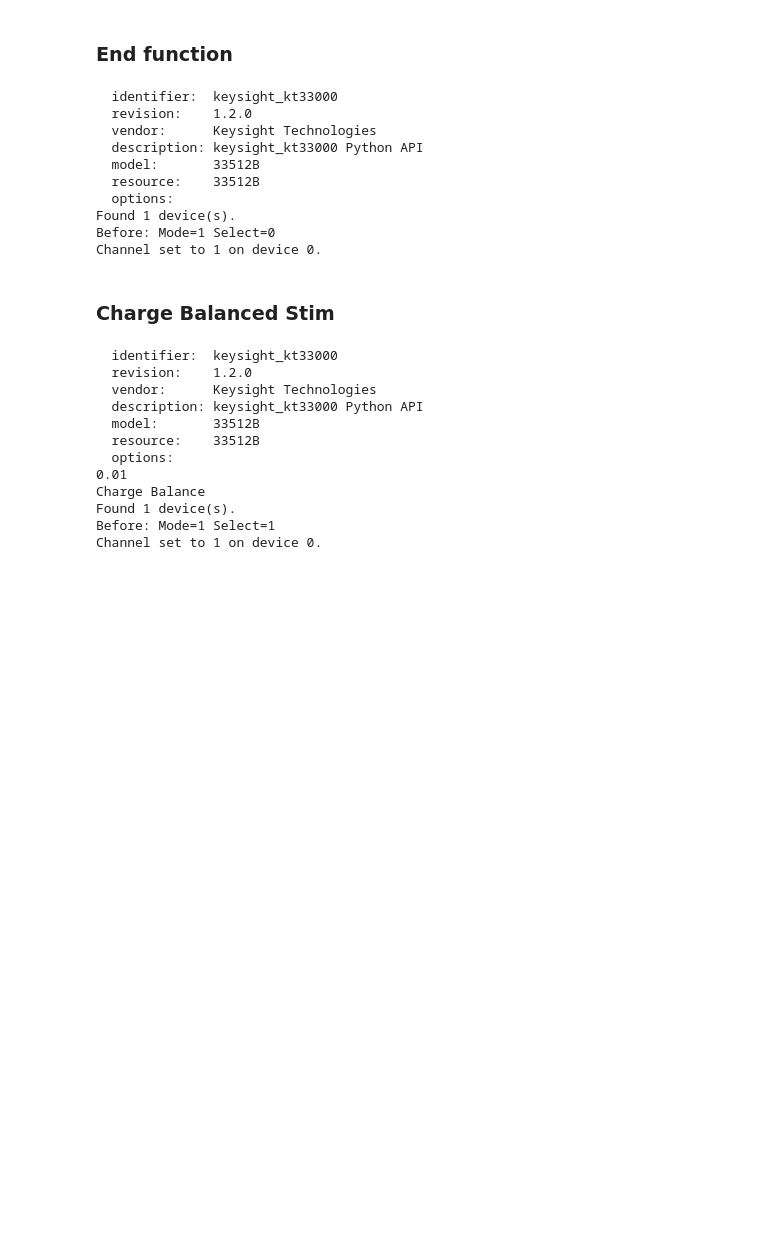
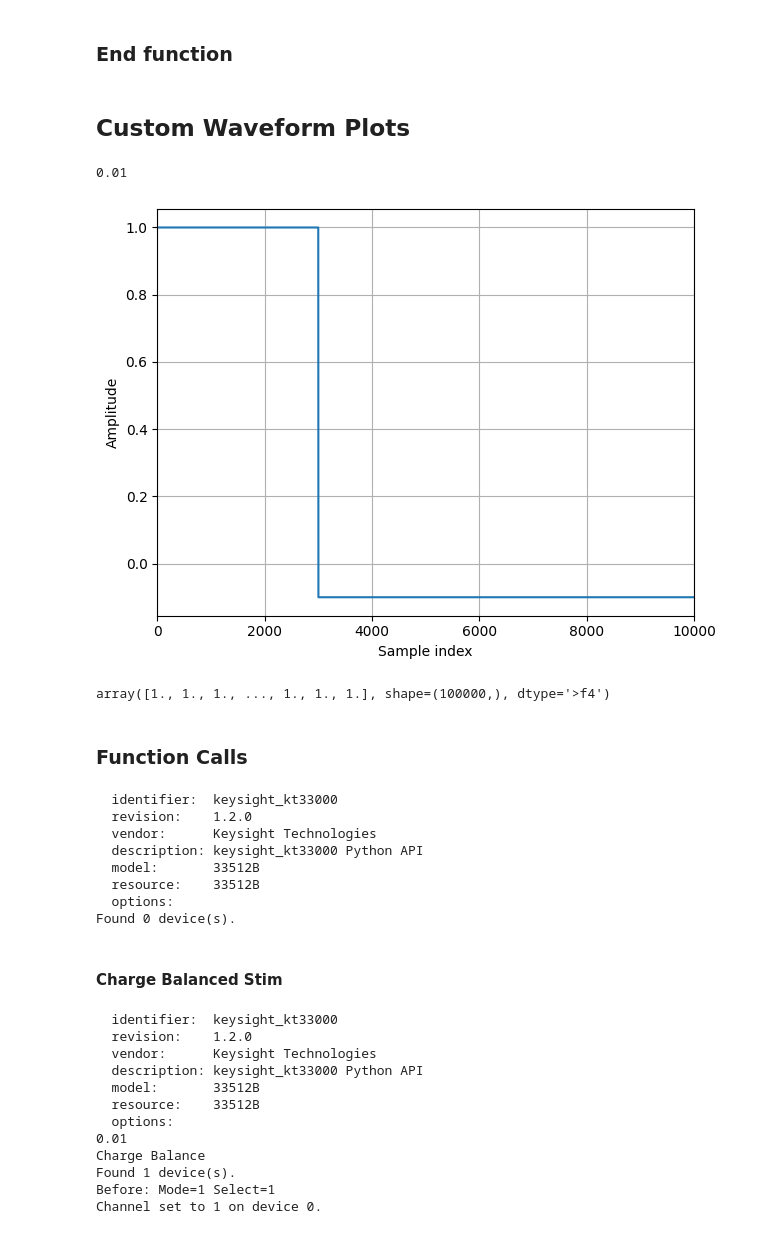
Before and after one commit to coleslatt/Keysight_33000_FuncGen_and_Digitimer_D188_Control, a Jupyter notebook: 33512b_control_demo.ipynb, the cells around one changed output. Drawn from its saved outputs; the diff is of its cells as text; code cells hidden in the pictures; blank space fills up the shorter version.

Commit message:
Changes to burst mode function, ramping of voltages, numerous bug fixes

```diff
--- a/33512b_control_demo.ipynb
+++ b/33512b_control_demo.ipynb
@@ -895,5 +895,23 @@ def func_gen_control(
 # %% [markdown]
 ### End function
+# %% [markdown]
+## Custom Waveform Plots
+# %%
+
+
+ss = custom_waveform_balance()
+
+
+plot_square_samples(ss)
+# %% [output]
+0.01
+[figure, added]
+# %%
+ss
+# %% [output]
+array([1., 1., 1., ..., 1., 1., 1.], shape=(100000,), dtype='>f4')
+# %% [markdown]
+### Function Calls
 # %%
 # Active stim
 
@@ -904,8 +922,8 @@ output_current = 50
 vs = current_calc(desired_current,input_volts,output_current)
 
 func_gen_control(freq = 30,
-                shape = 'sine',
-                channel = 1,
+                shape = 'pulse',
+                channel = 2,
                 state = 1,
                 custom = 'no',
                 v_min = 0,
@@ -914,7 +932,7 @@ func_gen_control(freq = 30,
                 # vpp = 5,
                 pph = 0.4,
                 ppw = 0.8,
-                pw = 1,
+                pw = 30,
                 trigger = 0,
                 d188 = 1,
                 d188_channel = 1,
@@ -929,11 +947,9 @@ func_gen_control(freq = 30,
   model:       33512B
   resource:    33512B
   options:
-Found 1 device(s).
-Before: Mode=1 Select=0
-Channel set to 1 on device 0.
+Found 0 device(s).
 # %% [markdown]
-### Charge Balanced Stim
+#### Charge Balanced Stim
 # %%
 # Charge Balance active stim
 
```
Also changed, not shown: parts of 18 cells of this notebook, 9 other files.
